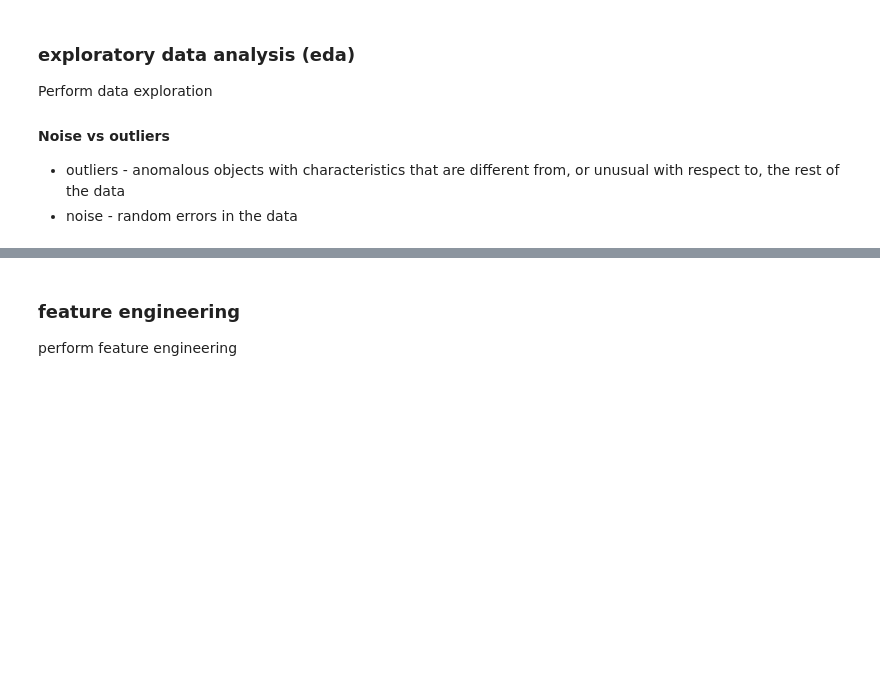
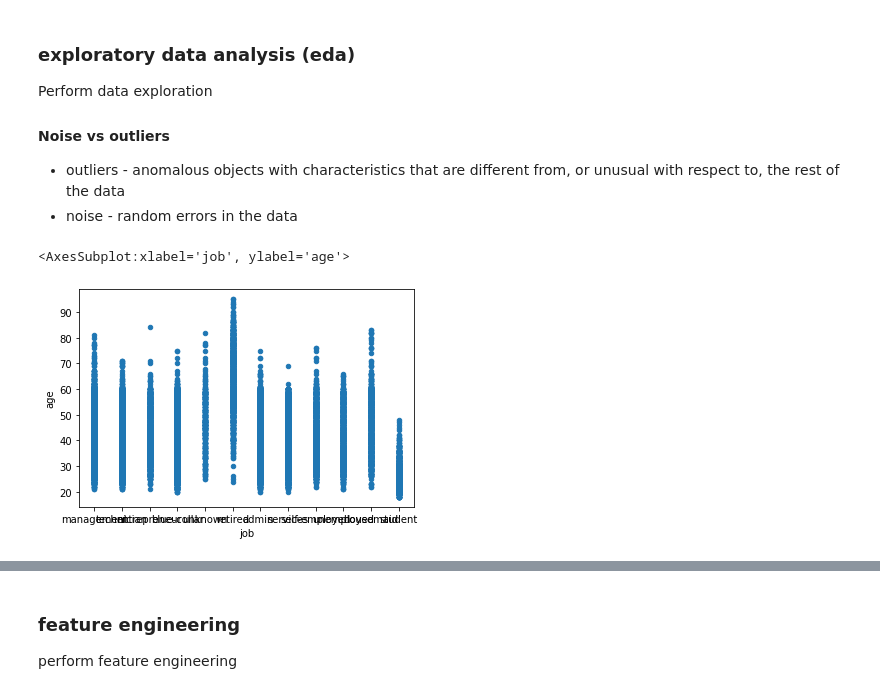
Before and after one commit to Tushar1729-k/bank-mkt-tgts-proj, a Jupyter notebook: rpt.ipynb, the cells around one changed output, grey strips where cells are left out. Saved outputs shown, nothing was run; the diff lists cells and outputs as text; code cells hidden in the pictures; blank space fills up the shorter version.

```diff
--- a/rpt.ipynb
+++ b/rpt.ipynb
@@ -92,3 +92,7 @@ Perform data exploration
 * noise - random errors in the data
 # %%
 # create a scatterplot between age and job
+train_df.plot.scatter('job', 'age')
+# %% [output]
+<AxesSubplot:xlabel='job', ylabel='age'>
+[figure, added]
```
Also changed, not shown: parts of 2 cells of this notebook, 1 other file.
